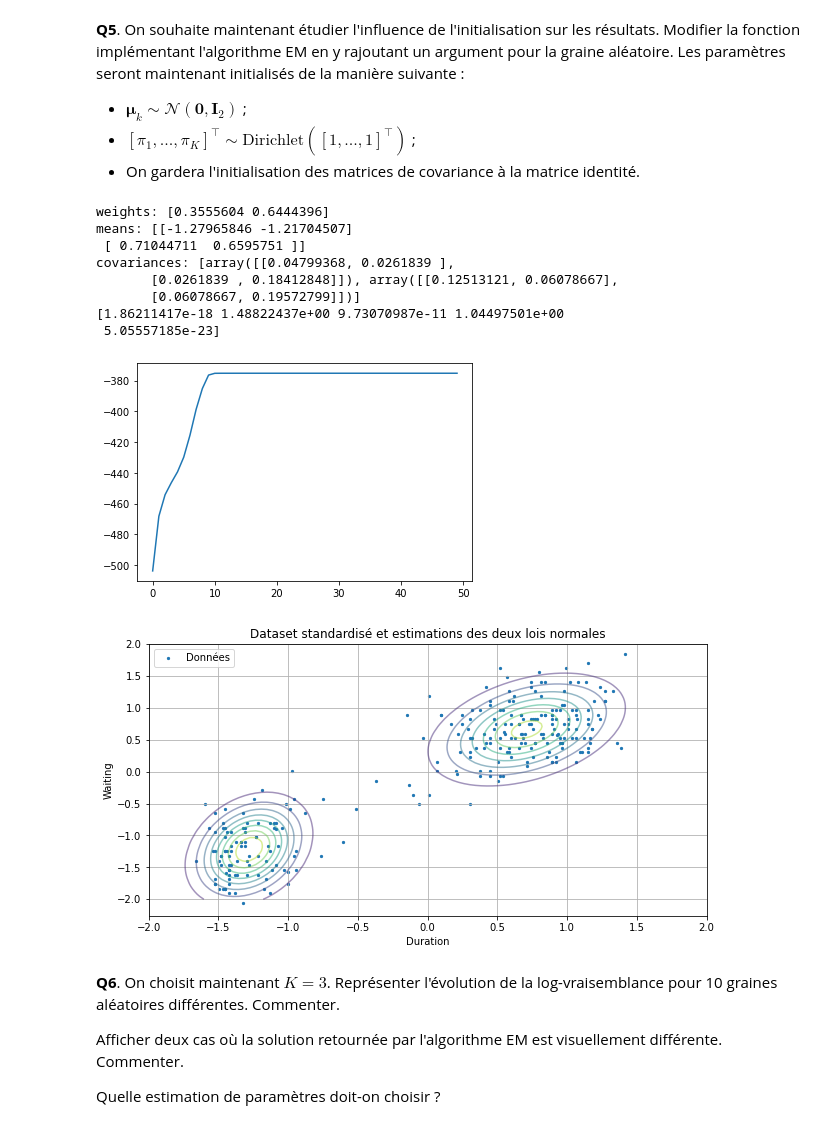
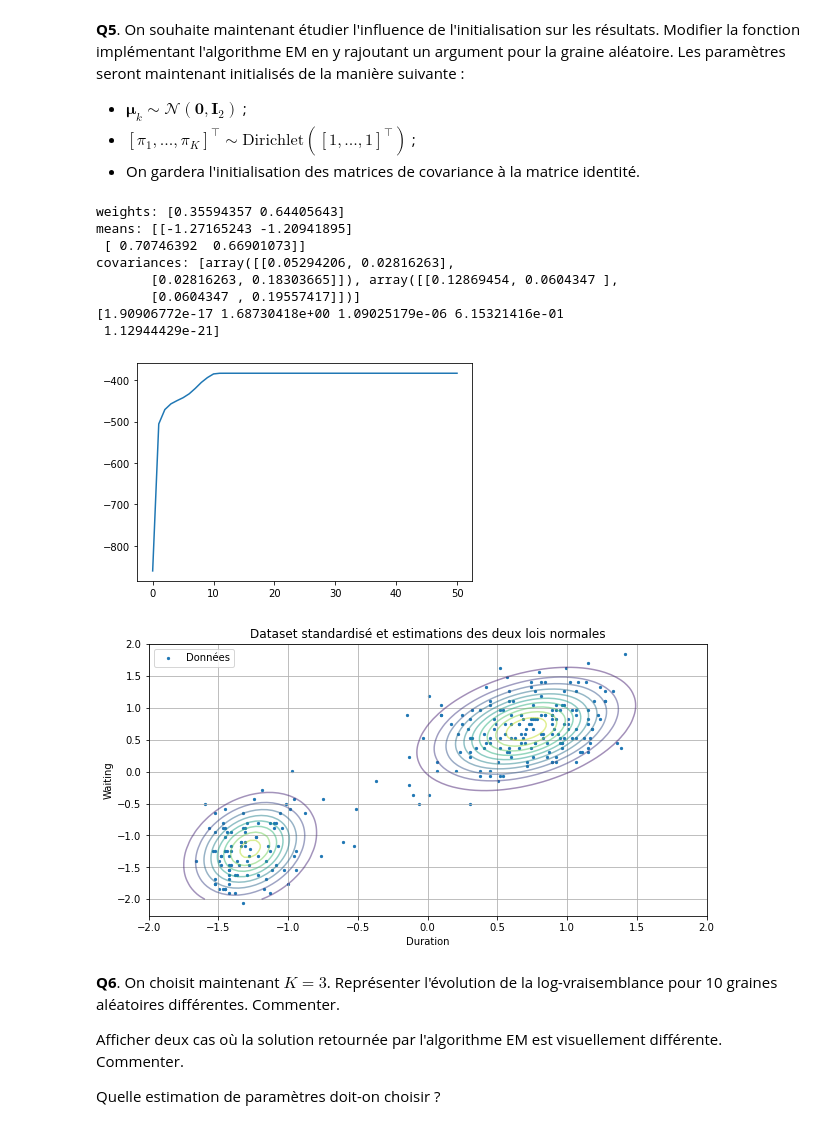
Before and after one commit to benech17/Estimation-SDIA, a Jupyter notebook: tp1_BENICHOU_BONNEFOY.ipynb, the cells around one changed output. Saved outputs shown, nothing was run; the diff lists cells and outputs as text; code cells hidden in the pictures.

```diff
--- a/tp1_BENICHOU_BONNEFOY.ipynb
+++ b/tp1_BENICHOU_BONNEFOY.ipynb
@@ -173,7 +171,7 @@ Afficher l'évolution de la log-vraisemblance en fonction des itérations. Comme
 
 Sur une même figure, afficher le dataset et représenter les estimations des deux lois normales du mélange à l'aide d'un *contour plot*. On pourra utiliser la fonction $\texttt{plt.contour}$.
 # %%
-K = 10
+K = 2
 Niter = 50
 
 log_likelihood_values, final_weights, final_means, final_covariances = EM_algorithm_v1(X_standardized, K, Niter)
@@ -181,7 +179,6 @@ log_likelihood_values, final_weights, final_means, final_covariances = EM_algori
 # Afficher l'évolution de la log-vraisemblance en fonction des itérations.
 
 fig = go.Figure()
-
 # Ajout de la trace pour l'évolution de la log-vraisemblance
 fig.add_trace(go.Scatter(x=list(range(len(log_likelihood_values))),
                          y=log_likelihood_values,
@@ -214,7 +211,7 @@ pos = np.dstack((X_mesh, Y_mesh))
 colors = ["Blue", "Red"]
 for k in range(2):
     Z = multivariate_normal.pdf(pos, mean=final_means[k], cov=final_covariances[k])
-    plt.contour(X_mesh, Y_mesh, Z, levels=25, alpha=0.5, colors=colors[k])
+    plt.contour(X_mesh, Y_mesh, Z, levels=20, alpha=0.5, colors=colors[k])
 
     # Ajouter le centre de chaque cluster avec des couleurs distinctes
     plt.scatter(final_means[k][0], final_means[k][1], color=colors[k], s=100, marker='x', label=f'Centre Cluster {k+1}', linewidths=3)
@@ -266,51 +267,51 @@ def EM_algorithm_v2(X, K, Niter, seed):
 # %%
 K = 2
 Niter = 50
 
-weights, means, covariances, sol = EM_algorithm_v2(X_standardized, K, Niter,42)
+log_likelihood_values, final_weights, final_means, final_covariances = EM_algorithm_v2(X_standardized, K, Niter,42)
 
-print(f"weights: {weights}")
-print(f"means: {means}")
-print(f"covariances: {covariances}")
-print(multivariate_normal.pdf(X_standardized, mean=means[0], cov=covariances[0])[:5])
+print(f"weights: {final_weights}")
+print(f"means: {final_means}")
+print(f"covariances: {final_covariances}")
+print(multivariate_normal.pdf(X_standardized, mean=final_means[0], cov=final_covariances[0])[:5])
 # Plot log-likelihood
-plt.plot(sol)
+plt.plot(log_likelihood_values)
 plt.show()
 # Plot data with plt.contour
 
 
 # Afficher le dataset et les estimations des deux lois normales
 plt.figure(figsize=(10, 5))
 plt.scatter(X_standardized[:, 0], X_standardized[:, 1], s=5, label="Données")
 
 # Créer un meshgrid pour le contour plot
 x = np.linspace(-2, 2, 100)  # Ajusté pour les données standardisées
 y = np.linspace(-2, 2, 100)  # Ajusté pour les données standardisées
 X_mesh, Y_mesh = np.meshgrid(x, y)
 pos = np.dstack((X_mesh, Y_mesh))
 
 # Afficher les contours des deux gaussiennes
-for k in range(len(means)):
-    Z = multivariate_normal.pdf(pos, mean=means[k], cov=covariances[k])
+for k in range(len(final_means)):
+    Z = multivariate_normal.pdf(pos, mean=final_means[k], cov=final_covariances[k])
     plt.contour(X_mesh, Y_mesh, Z, levels=10, alpha=0.5)
 
 plt.title("Dataset standardisé et estimations des deux lois normales")
 plt.xlabel("Duration")
 plt.ylabel("Waiting")
 plt.legend()
 plt.grid(True)
 plt.show()
 # %% [output]
-weights: [0.3555604 0.6444396]
-means: [[-1.27965846 -1.21704507]
- [ 0.71044711  0.6595751 ]]
-covariances: [array([[0.04799368, 0.0261839 ],
-       [0.0261839 , 0.18412848]]), array([[0.12513121, 0.06078667],
-       [0.06078667, 0.19572799]])]
-[1.86211417e-18 1.48822437e+00 9.73070987e-11 1.04497501e+00
- 5.05557185e-23]
+weights: [0.35594357 0.64405643]
+means: [[-1.27165243 -1.20941895]
+ [ 0.70746392  0.66901073]]
+covariances: [array([[0.05294206, 0.02816263],
+       [0.02816263, 0.18303665]]), array([[0.12869454, 0.0604347 ],
+       [0.0604347 , 0.19557417]])]
+[1.90906772e-17 1.68730418e+00 1.09025179e-06 6.15321416e-01
+ 1.12944429e-21]
-[figure, old version]
+[figure, new version]
-[figure, old version]
+[figure, new version]
 # %% [markdown]
 **Q6**. On choisit maintenant $K=3$. Représenter l'évolution de la log-vraisemblance pour 10 graines aléatoires différentes. Commenter.
 
```
Also changed, not shown: parts of 6 cells of this notebook, 1 other file.
